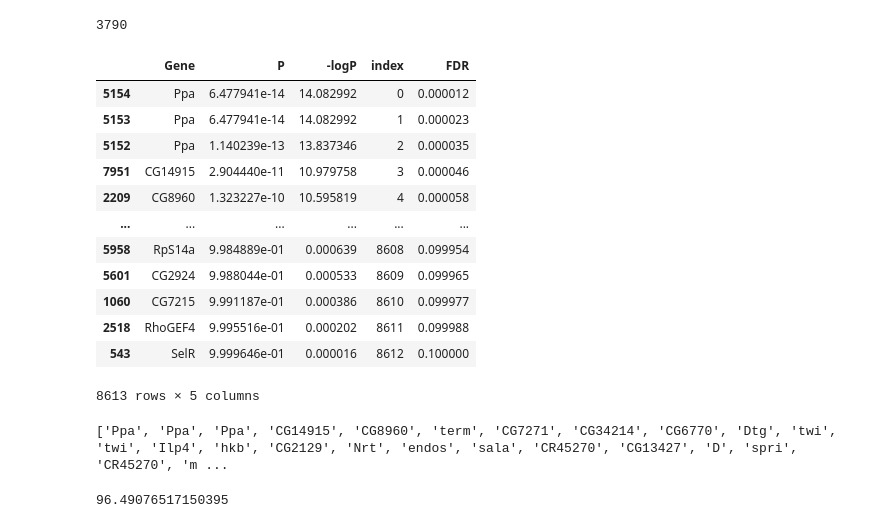
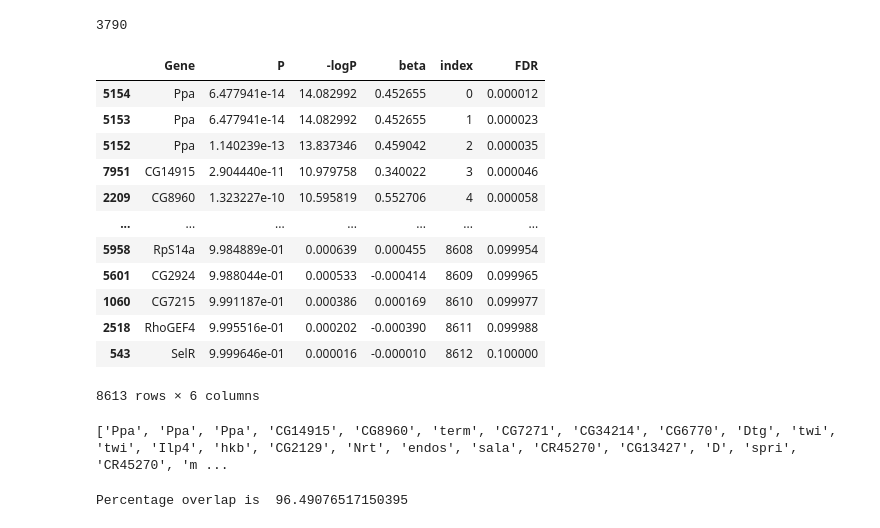
Before and after one commit to GiannaTricola/qbb2020-answers, a Jupyter notebook: week7/Week7.ipynb, the cells around one changed output. Drawn from its saved outputs; the diff is of its cells as text; code cells hidden in the pictures.

```diff
--- a/week7/Week7.ipynb
+++ b/week7/Week7.ipynb
@@ -563,6 +563,7 @@ print(sig_genes)
 3790
 # %%
 co_sex = []
+
 for gene, FPKM in df_almost.iteritems():
     exp = FPKM.to_list()
     exp2 = []
@@ -579,46 +580,55 @@ for gene, FPKM in df_almost.iteritems():
     reg = smf.ols(formula = "stage ~ 1 + FPKM + C(sex)", data = df_merge)
     summ = reg.fit()
     p_val = summ.pvalues
+    param = summ.params
+    #print(param)
     #print(p_val)
     stats = pd.DataFrame(p_val)
+    stats2 = pd.DataFrame(param)
     p_value = stats.iloc[2, 0]
+    beta = stats2.iloc[2,0]
     #print(p_value)
     stat = []
     stat.append(gene)
     stat.append(p_value)
+    stat.append(beta)
     #print(stat)
     co_sex.append(stat)
 # %%
 sps = []
 sgenes = []
+sbeta= []
 for gene in co_sex:
     p= gene[1]
     g = gene[0]
+    b = gene[2]
     sps.append(p)
     sgenes.append(g)
+    sbeta.append(b)
     #print(ps)
 df_ps = pd.DataFrame(sgenes)
 df_ps.columns = ['Gene']
 df_ps['P'] = sps
 df_ps['-logP'] = -np.log10(df_p['P'])
+df_ps['beta'] = sbeta
 sdf_sort = df_ps.sort_values(by='P')
 sdf_sort['index'] = range(len(sdf_sort))
 sdf_sort['FDR'] = 0.1 * ((sdf_sort['index'] + 1)/ len(sdf_sort))
 sdf_sort
 # %% [output]
-|  | Gene | P | -logP | index | FDR |
-| 5154 | Ppa | 6.477941e-14 | 14.082992 | 0 | 0.000012 |
-| 5153 | Ppa | 6.477941e-14 | 14.082992 | 1 | 0.000023 |
-| 5152 | Ppa | 1.140239e-13 | 13.837346 | 2 | 0.000035 |
-| 7951 | CG14915 | 2.904440e-11 | 10.979758 | 3 | 0.000046 |
-| 2209 | CG8960 | 1.323227e-10 | 10.595819 | 4 | 0.000058 |
-| ... | ... | ... | ... | ... | ... |
-| 5958 | RpS14a | 9.984889e-01 | 0.000639 | 8608 | 0.099954 |
-| 5601 | CG2924 | 9.988044e-01 | 0.000533 | 8609 | 0.099965 |
-| 1060 | CG7215 | 9.991187e-01 | 0.000386 | 8610 | 0.099977 |
-| 2518 | RhoGEF4 | 9.995516e-01 | 0.000202 | 8611 | 0.099988 |
-| 543 | SelR | 9.999646e-01 | 0.000016 | 8612 | 0.100000 |
+|  | Gene | P | -logP | beta | index | FDR |
+| 5154 | Ppa | 6.477941e-14 | 14.082992 | 0.452655 | 0 | 0.000012 |
+| 5153 | Ppa | 6.477941e-14 | 14.082992 | 0.452655 | 1 | 0.000023 |
+| 5152 | Ppa | 1.140239e-13 | 13.837346 | 0.459042 | 2 | 0.000035 |
+| 7951 | CG14915 | 2.904440e-11 | 10.979758 | 0.340022 | 3 | 0.000046 |
+| 2209 | CG8960 | 1.323227e-10 | 10.595819 | 0.552706 | 4 | 0.000058 |
+| ... | ... | ... | ... | ... | ... | ... |
+| 5958 | RpS14a | 9.984889e-01 | 0.000639 | 0.000455 | 8608 | 0.099954 |
+| 5601 | CG2924 | 9.988044e-01 | 0.000533 | -0.000414 | 8609 | 0.099965 |
+| 1060 | CG7215 | 9.991187e-01 | 0.000386 | 0.000169 | 8610 | 0.099977 |
+| 2518 | RhoGEF4 | 9.995516e-01 | 0.000202 | -0.000390 | 8611 | 0.099988 |
+| 543 | SelR | 9.999646e-01 | 0.000016 | -0.000010 | 8612 | 0.100000 |
-8613 rows × 5 columns
+8613 rows × 6 columns
 # %%
 sig_sgenes = []
 for i, row in sdf_sort.iterrows():
@@ -637,6 +647,6 @@ for gene in sig_sgenes:
         continue
 length = len(sig_genes)
 percentage_overlap = (overlap/length)*100
-print(percentage_overlap)
+print('Percentage overlap is ', percentage_overlap)
 # %% [output]
-96.49076517150395
+Percentage overlap is  96.49076517150395
```
Also changed, not shown: parts of 1 cell of this notebook.
